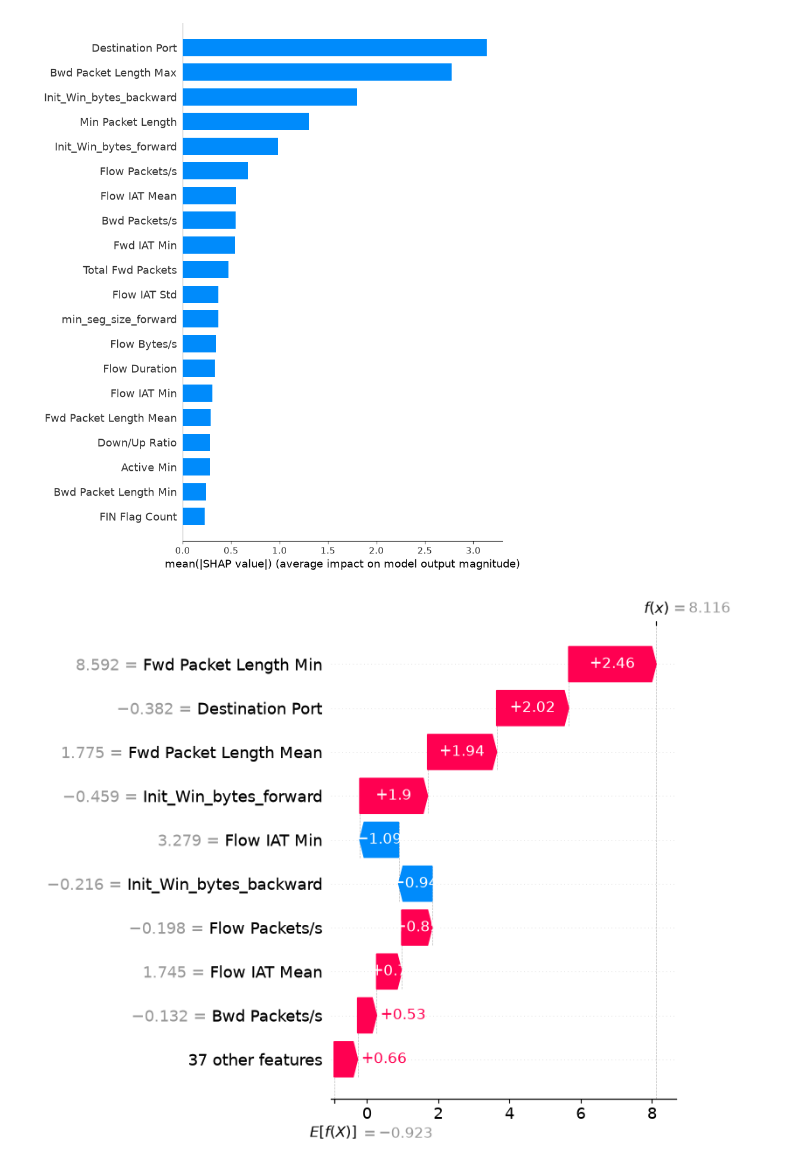
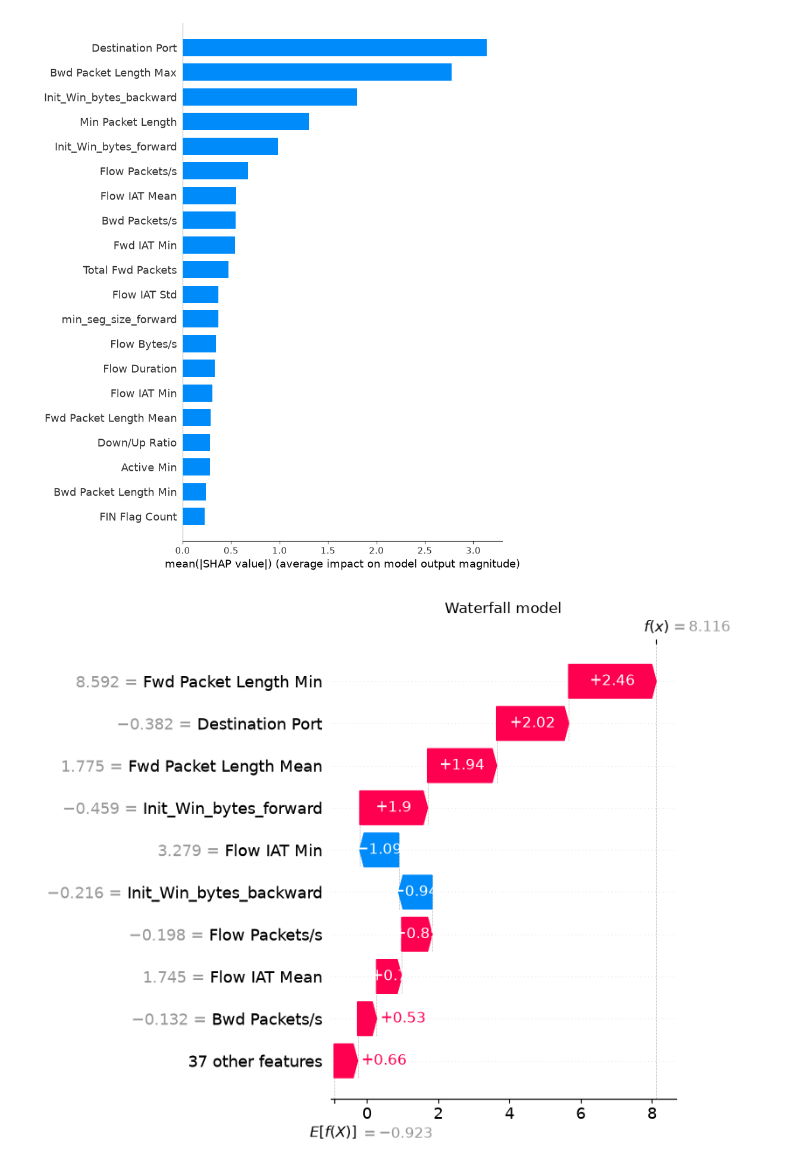
Before and after one commit to AISHIKA-CHAKRA/Explainable-Machine-Learning-for-Network-Intrusion-Detection, a Jupyter notebook: notebooks/07_explainability.ipynb, the cells around one changed output. Saved outputs shown, nothing was run; the diff lists cells and outputs as text; code cells hidden in the pictures.

```diff
--- a/notebooks/07_explainability.ipynb
+++ b/notebooks/07_explainability.ipynb
@@ -56,22 +57,23 @@ plt.show()
 # %%
 # Explain one individual prediction(local explainability)
 
 attack_indices = np.where(xgb.predict(X_shap_sample_df) == 1)[0]
 sample_i = attack_indices[0]
 
 plt.figure()
 shap.plots.waterfall(shap.Explanation(
     values=shap_values[sample_i],
     base_values=explainer.expected_value,
     data=X_shap_sample_df.iloc[sample_i],
     feature_names=X.columns.tolist(),
 ), show=False)
 
+plt.title("Waterfall model")
 plt.tight_layout()
 plt.savefig("../reports/shap_single_prediction.png", dpi=150, bbox_inches='tight')
 plt.show()
 # %% [output]
-[figure, old version]
+[figure, new version]
 # %%
 np.save("../reports/shap_values_sample.npy", shap_values)
 X_shap_sample_df.to_csv("../data/processed/shap_sample.data.csv", index=False)
```
Also changed, not shown: parts of 1 cell of this notebook, 9 other files.
